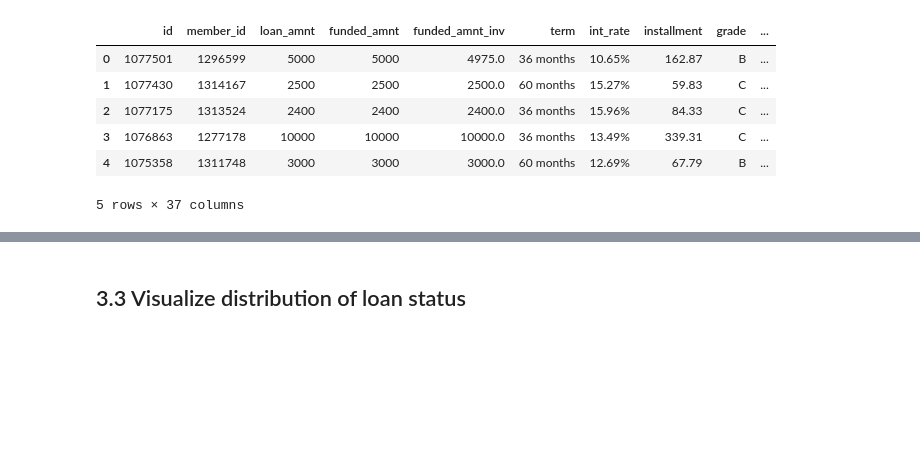
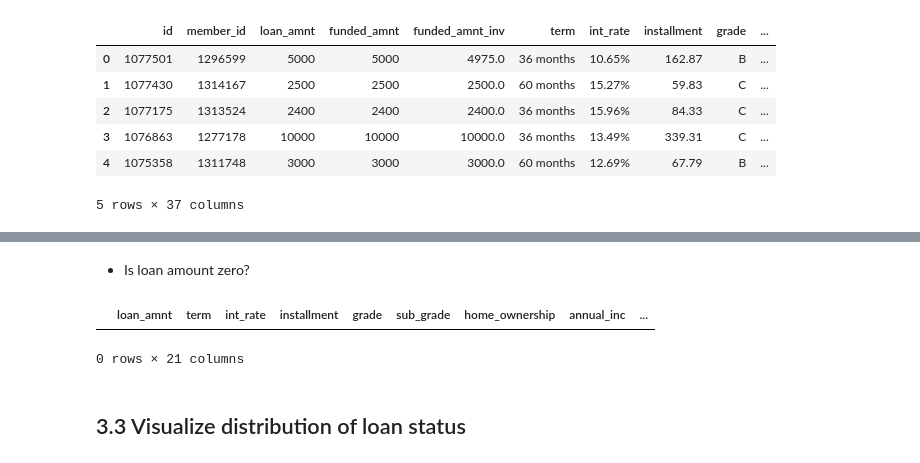
Before and after one commit to JamshedAhsan/fraud-detection, a Jupyter notebook: Case-Study-Lending-Loan-Club.ipynb, the cells around one changed output, grey strips where cells are left out. Saved outputs shown, nothing was run; the diff lists cells and outputs as text; code cells hidden in the pictures; blank space fills up the shorter version.

```diff
--- a/Case-Study-Lending-Loan-Club.ipynb
+++ b/Case-Study-Lending-Loan-Club.ipynb
@@ -64,3 +192,10 @@ loan_df1.head()
+# %% [markdown]
+* Is loan amount zero?
+# %%
+loan_df3[(loan_df3['loan_amnt']==0)]
+# %% [output]
+|  | loan_amnt | term | int_rate | installment | grade | sub_grade | home_ownership | annual_inc | ... |
+0 rows × 21 columns
 # %% [markdown]
 ## 3.3 Visualize distribution of loan status
 # %%
```
Also changed, not shown: parts of 31 cells of this notebook.
